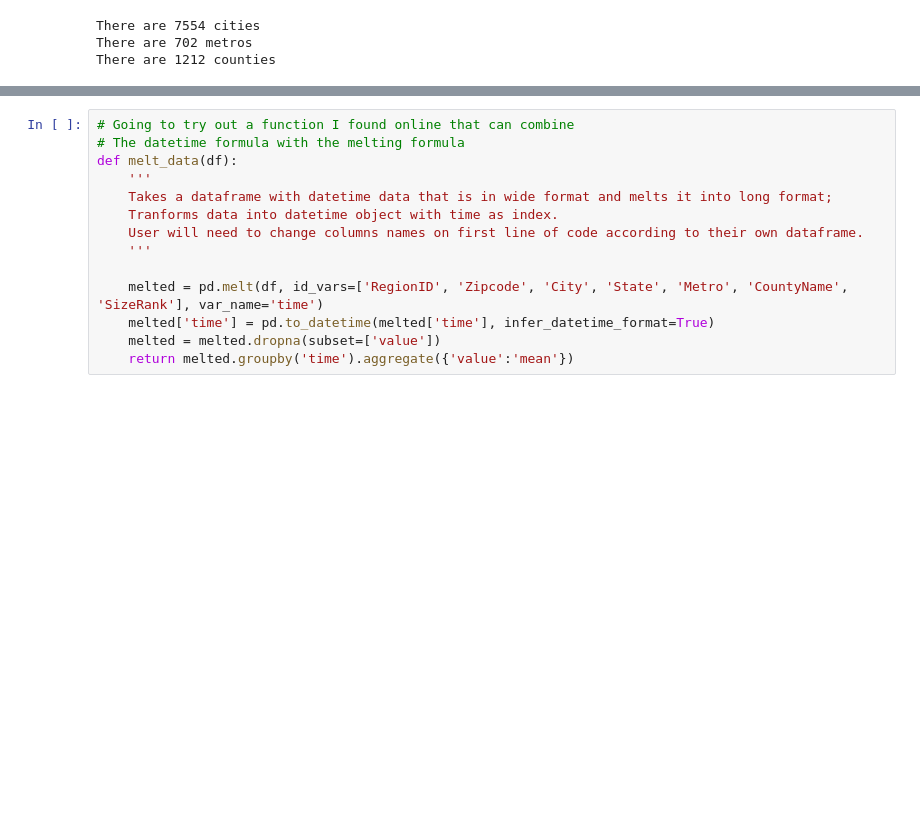
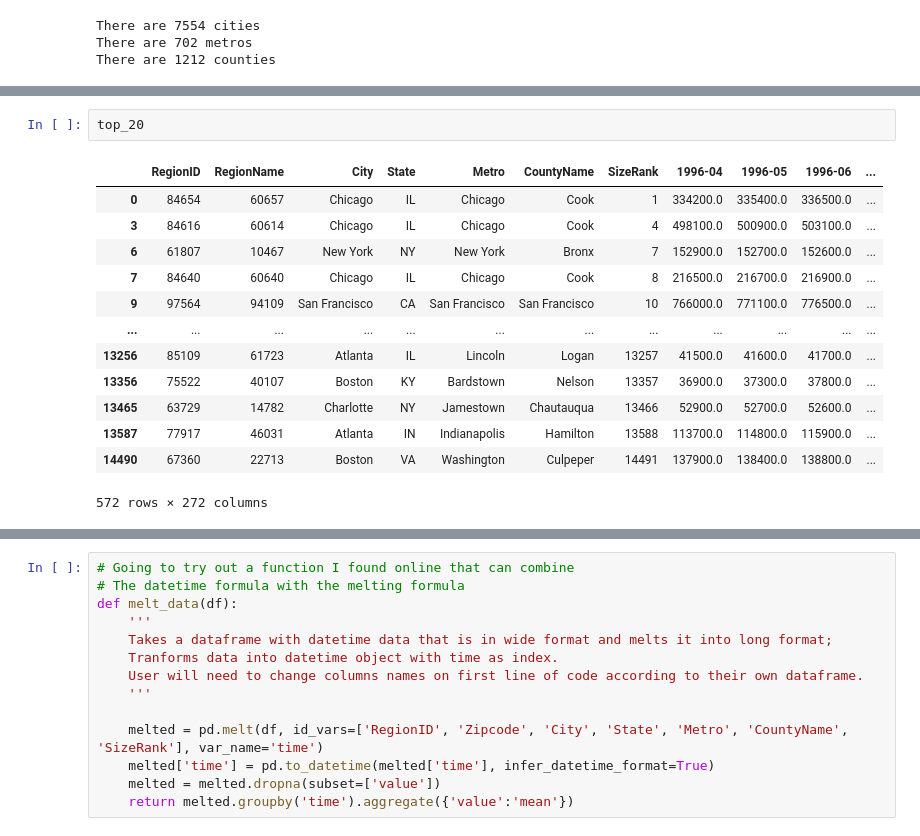
Before and after one commit to daveajstearns/mod4_project, a Jupyter notebook: starter_notebook.ipynb, the cells around one changed output, grey strips where cells are left out. Drawn from its saved outputs; the diff is of its cells as text; blank space fills up the shorter version.

```diff
--- a/starter_notebook.ipynb
+++ b/starter_notebook.ipynb
@@ -74,0 +178,16 @@ Based on these numbers it might be worth while to only look into certain areas,
+# %%
+top_20
+# %% [output]
+|  | RegionID | RegionName | City | State | Metro | CountyName | SizeRank | 1996-04 | 1996-05 | 1996-06 | ... |
+| 0 | 84654 | 60657 | Chicago | IL | Chicago | Cook | 1 | 334200.0 | 335400.0 | 336500.0 | ... |
+| 3 | 84616 | 60614 | Chicago | IL | Chicago | Cook | 4 | 498100.0 | 500900.0 | 503100.0 | ... |
+| 6 | 61807 | 10467 | New York | NY | New York | Bronx | 7 | 152900.0 | 152700.0 | 152600.0 | ... |
+| 7 | 84640 | 60640 | Chicago | IL | Chicago | Cook | 8 | 216500.0 | 216700.0 | 216900.0 | ... |
+| 9 | 97564 | 94109 | San Francisco | CA | San Francisco | San Francisco | 10 | 766000.0 | 771100.0 | 776500.0 | ... |
+| ... | ... | ... | ... | ... | ... | ... | ... | ... | ... | ... | ... |
+| 13256 | 85109 | 61723 | Atlanta | IL | Lincoln | Logan | 13257 | 41500.0 | 41600.0 | 41700.0 | ... |
+| 13356 | 75522 | 40107 | Boston | KY | Bardstown | Nelson | 13357 | 36900.0 | 37300.0 | 37800.0 | ... |
+| 13465 | 63729 | 14782 | Charlotte | NY | Jamestown | Chautauqua | 13466 | 52900.0 | 52700.0 | 52600.0 | ... |
+| 13587 | 77917 | 46031 | Atlanta | IN | Indianapolis | Hamilton | 13588 | 113700.0 | 114800.0 | 115900.0 | ... |
+| 14490 | 67360 | 22713 | Boston | VA | Washington | Culpeper | 14491 | 137900.0 | 138400.0 | 138800.0 | ... |
+572 rows × 272 columns
```
Also changed, not shown: parts of 24 cells of this notebook.
